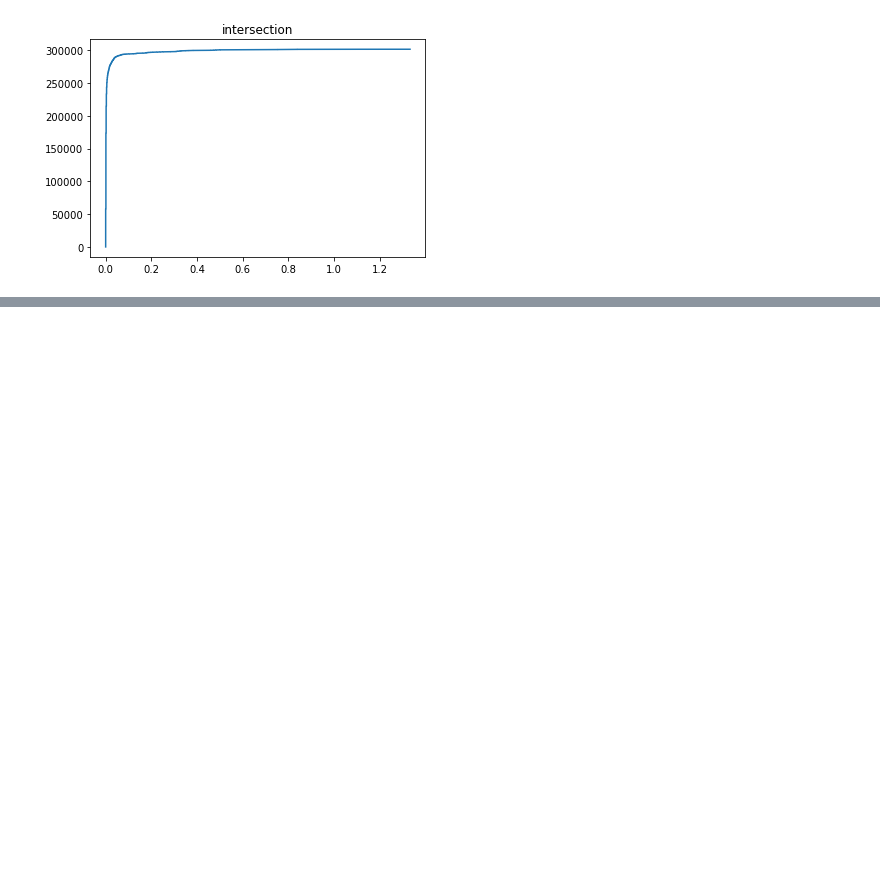
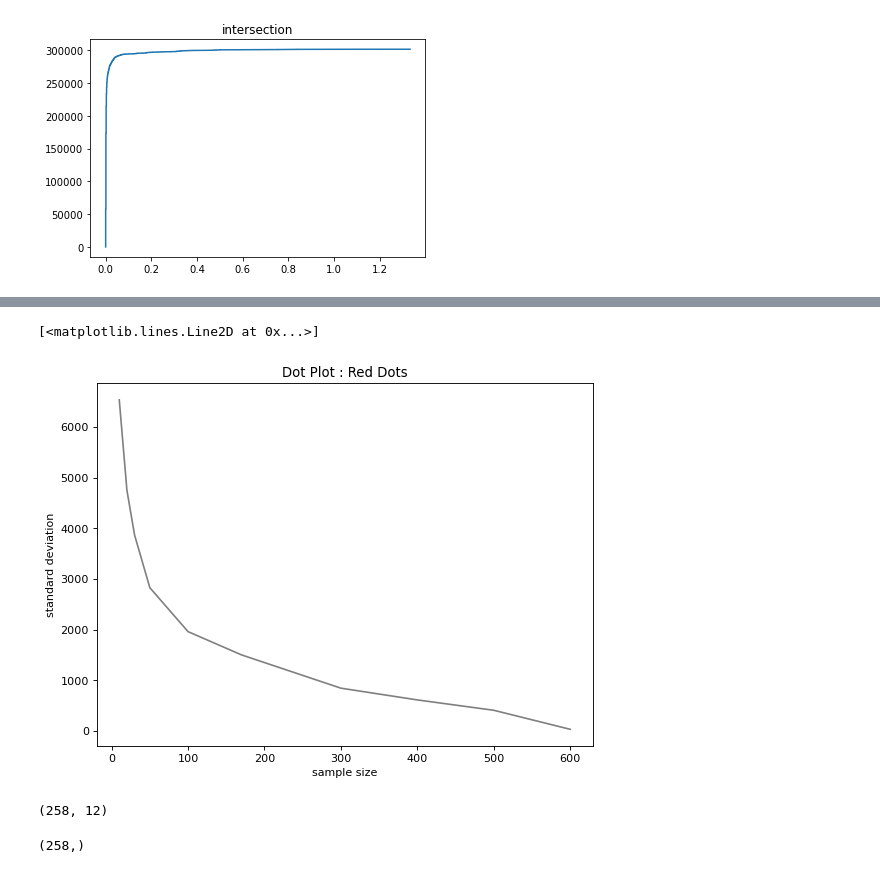
Before and after one commit to ashkboos/LightWeightCGs, a Jupyter notebook: stats.ipynb, the cells around one changed output, grey strips where cells are left out. Cells and saved outputs as stored; diff of their text form; code cells hidden in the pictures; blank space fills up the shorter version.

```diff
--- a/stats.ipynb
+++ b/stats.ipynb
@@ -226,0 +290,27 @@ cumulative_curve(accuracy, 'intersection')
+# %%
+stds = []
+for key in sample_sizes:
+    stds.append(np.std(result[key]))
+# %%
+plt.figure(figsize=(8, 6), dpi=80)
+# axis labeling
+plt.xlabel('sample size')
+plt.ylabel('standard deviation')
+
+# figure name
+plt.title('Dot Plot : Red Dots')
+
+plt.plot(sample_sizes,stds, 'grey')
+# %% [output]
+[<matplotlib.lines.Line2D at 0x...>]
+[figure, added]
+# %%
+opal = xx[(xx['opalTime'] != 0) & (~xx['opalTime'].isna())]
+opal.shape
+# %% [output]
+(258, 12)
+# %%
+merged = opal['mergeTime']+opal['UCHTime']
+merged.shape
+# %% [output]
+(258,)
```
Also changed, not shown: parts of 21 cells of this notebook, 19 other files.
